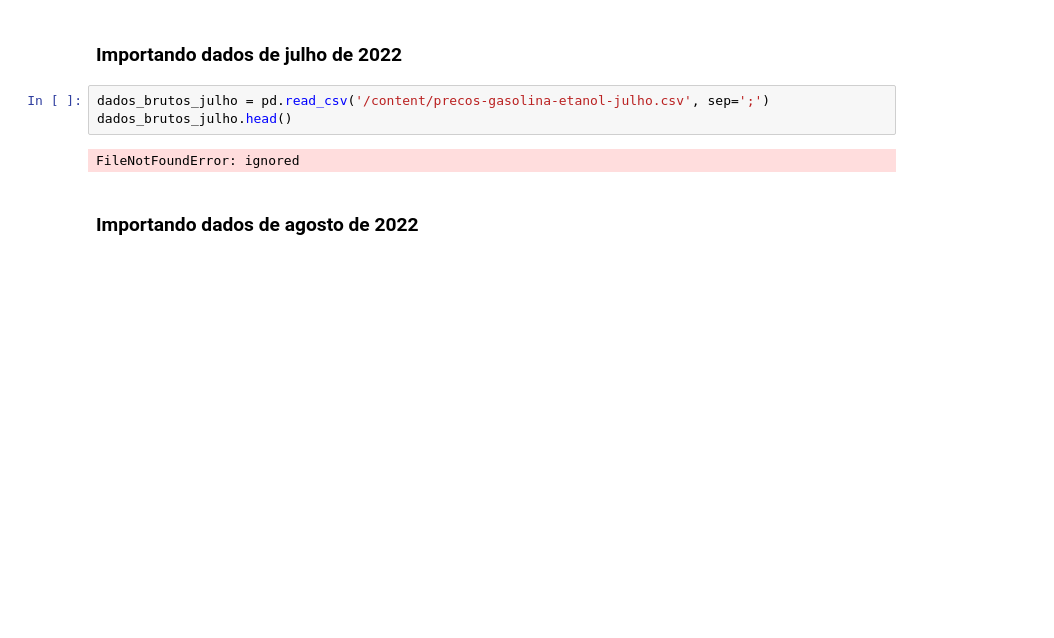
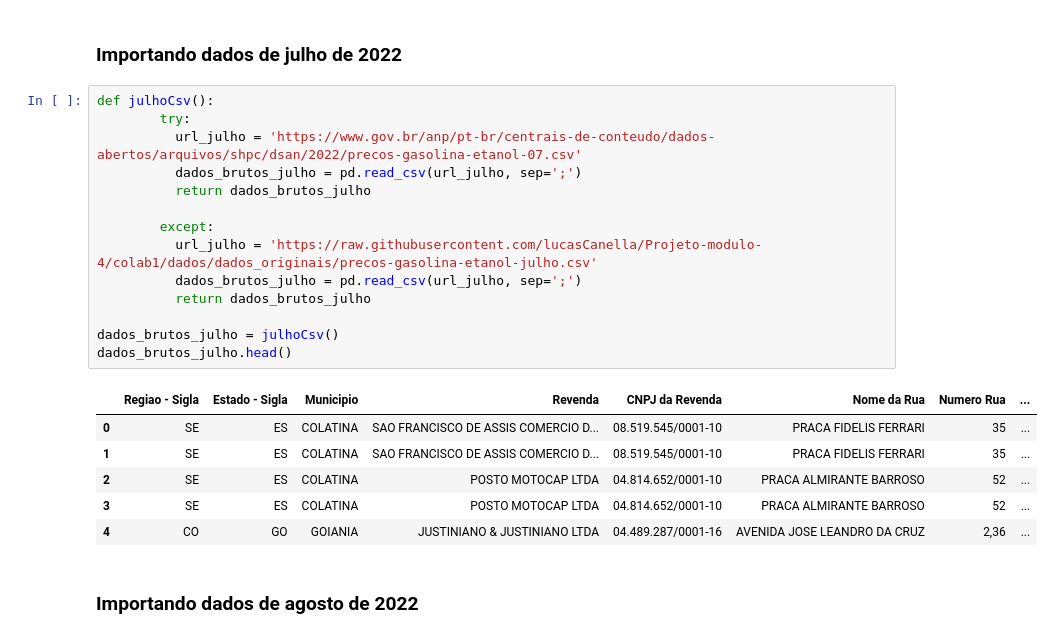
Before and after one commit to lucasCanella/Projeto-modulo-4, a Jupyter notebook: limpeza_adequacao_dados.ipynb, the cells around one changed output. Saved outputs shown, nothing was run; the diff lists cells and outputs as text; blank space fills up the shorter version.

Commit message:
modifciaçaõ da origem dos dados

```diff
--- a/limpeza_adequacao_dados.ipynb
+++ b/limpeza_adequacao_dados.ipynb
@@ -13,10 +13,26 @@ import matplotlib.pyplot as plt
 # %% [markdown]
 ### Importando dados de julho de 2022
 # %%
-dados_brutos_julho = pd.read_csv('/content/precos-gasolina-etanol-julho.csv', sep=';')
+def julhoCsv():
+        try:
+          url_julho = 'https://www.gov.br/anp/pt-br/centrais-de-conteudo/dados-abertos/arquivos/shpc/dsan/2022/precos-gasolina-etanol-07.csv'
+          dados_brutos_julho = pd.read_csv(url_julho, sep=';')
+          return dados_brutos_julho
+
+        except:
+          url_julho = 'https://raw.githubusercontent.com/lucasCanella/Projeto-modulo-4/colab1/dados/dados_originais/precos-gasolina-etanol-julho.csv'
+          dados_brutos_julho = pd.read_csv(url_julho, sep=';')
+          return dados_brutos_julho
+
+dados_brutos_julho = julhoCsv()
 dados_brutos_julho.head()
 # %% [output]
-FileNotFoundError: ignored
+|  | Regiao - Sigla | Estado - Sigla | Municipio | Revenda | CNPJ da Revenda | Nome da Rua | Numero Rua | ... |
+| 0 | SE | ES | COLATINA | SAO FRANCISCO DE ASSIS COMERCIO D... | 08.519.545/0001-10 | PRACA FIDELIS FERRARI | 35 | ... |
+| 1 | SE | ES | COLATINA | SAO FRANCISCO DE ASSIS COMERCIO D... | 08.519.545/0001-10 | PRACA FIDELIS FERRARI | 35 | ... |
+| 2 | SE | ES | COLATINA | POSTO MOTOCAP LTDA | 04.814.652/0001-10 | PRACA ALMIRANTE BARROSO | 52 | ... |
+| 3 | SE | ES | COLATINA | POSTO MOTOCAP LTDA | 04.814.652/0001-10 | PRACA ALMIRANTE BARROSO | 52 | ... |
+| 4 | CO | GO | GOIANIA | JUSTINIANO & JUSTINIANO LTDA | 04.489.287/0001-16 | AVENIDA JOSE LEANDRO DA CRUZ | 2,36 | ... |
 # %% [markdown]
 ### Importando dados de agosto de 2022
 # %%
```
Also changed, not shown: parts of 34 cells of this notebook, 1 other file.
